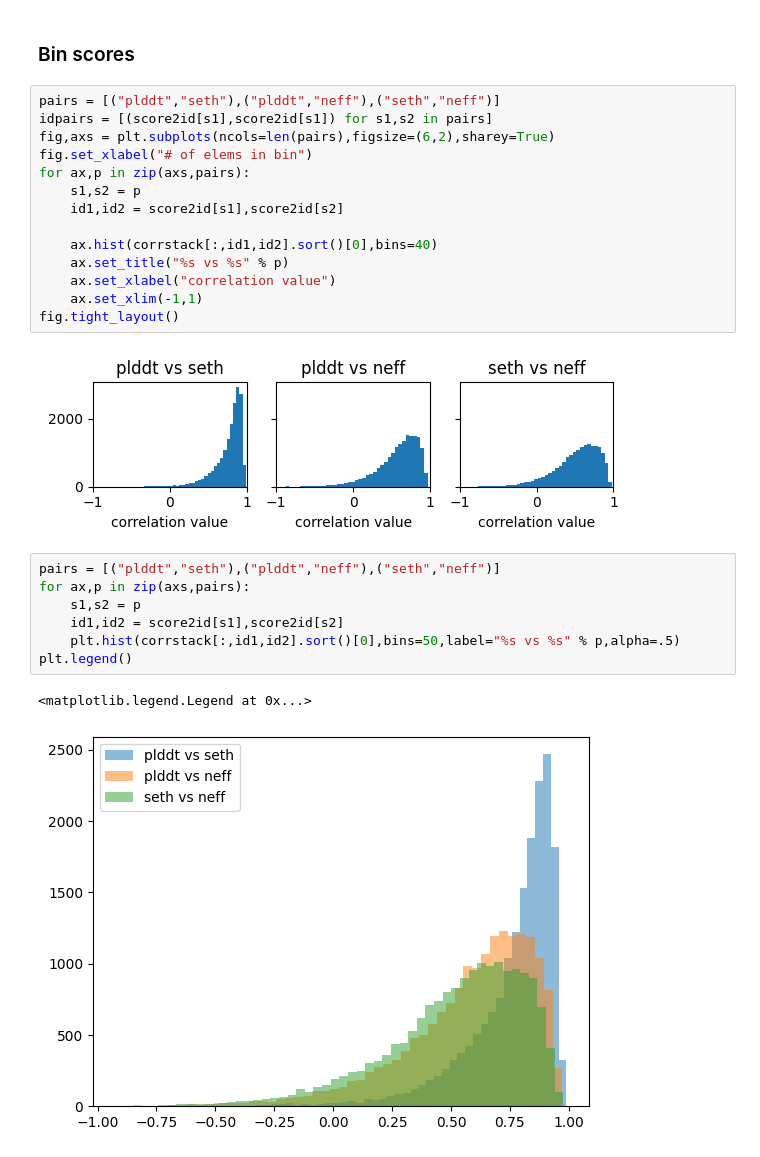
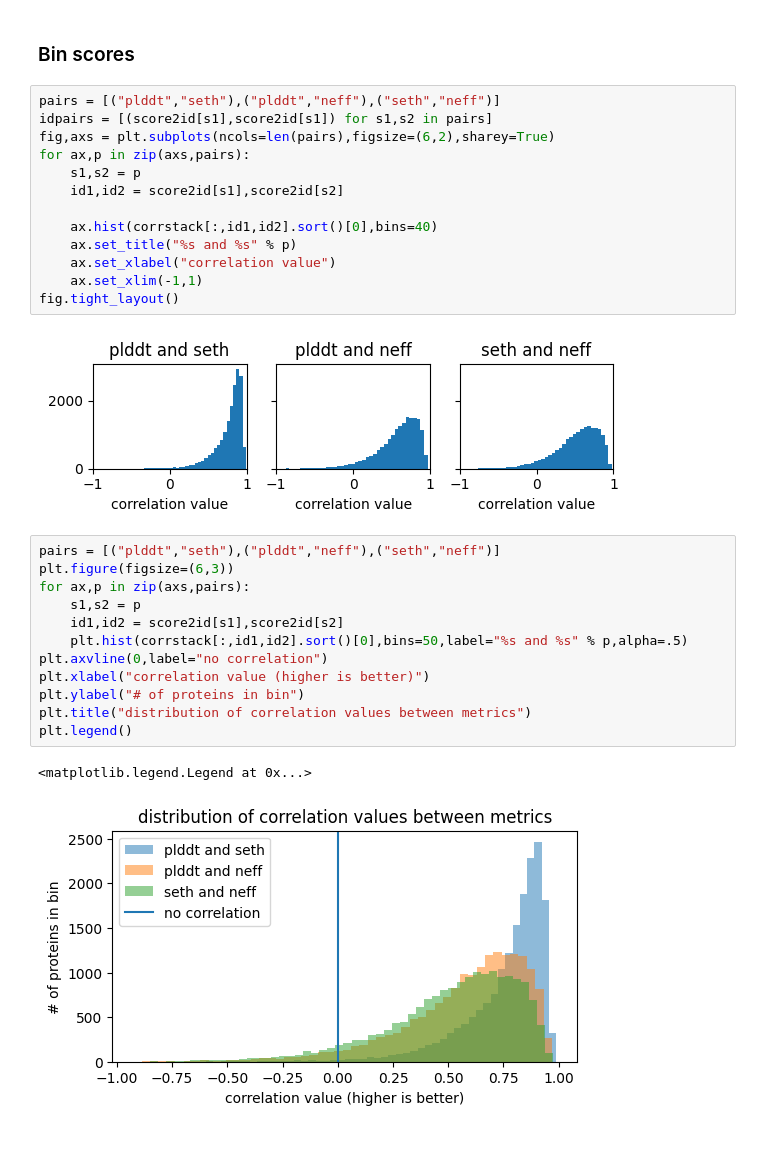
Before and after one commit to neftlon/af2-plddt-contextualized, a Jupyter notebook: scripts/proteomewide.ipynb, the cells around one changed output. Drawn from its saved outputs; the diff is of its cells as text.

```diff
--- a/scripts/proteomewide.ipynb
+++ b/scripts/proteomewide.ipynb
@@ -160,25 +160,29 @@ showscores(maxid,neffscale=1)
 pairs = [("plddt","seth"),("plddt","neff"),("seth","neff")]
 idpairs = [(score2id[s1],score2id[s1]) for s1,s2 in pairs]
 fig,axs = plt.subplots(ncols=len(pairs),figsize=(6,2),sharey=True)
-fig.set_xlabel("# of elems in bin")
 for ax,p in zip(axs,pairs):
     s1,s2 = p
     id1,id2 = score2id[s1],score2id[s2]
 
     ax.hist(corrstack[:,id1,id2].sort()[0],bins=40)
-    ax.set_title("%s vs %s" % p)
+    ax.set_title("%s and %s" % p)
     ax.set_xlabel("correlation value")
     ax.set_xlim(-1,1)
 fig.tight_layout()
 # %% [output]
-[figure, old version]
+[figure, new version]
 # %%
 pairs = [("plddt","seth"),("plddt","neff"),("seth","neff")]
+plt.figure(figsize=(6,3))
 for ax,p in zip(axs,pairs):
     s1,s2 = p
     id1,id2 = score2id[s1],score2id[s2]
-    plt.hist(corrstack[:,id1,id2].sort()[0],bins=50,label="%s vs %s" % p,alpha=.5)
+    plt.hist(corrstack[:,id1,id2].sort()[0],bins=50,label="%s and %s" % p,alpha=.5)
+plt.axvline(0,label="no correlation")
+plt.xlabel("correlation value (higher is better)")
+plt.ylabel("# of proteins in bin")
+plt.title("distribution of correlation values between metrics")
 plt.legend()
 # %% [output]
 <matplotlib.legend.Legend at 0x...>
-[figure, old version]
+[figure, new version]
```
